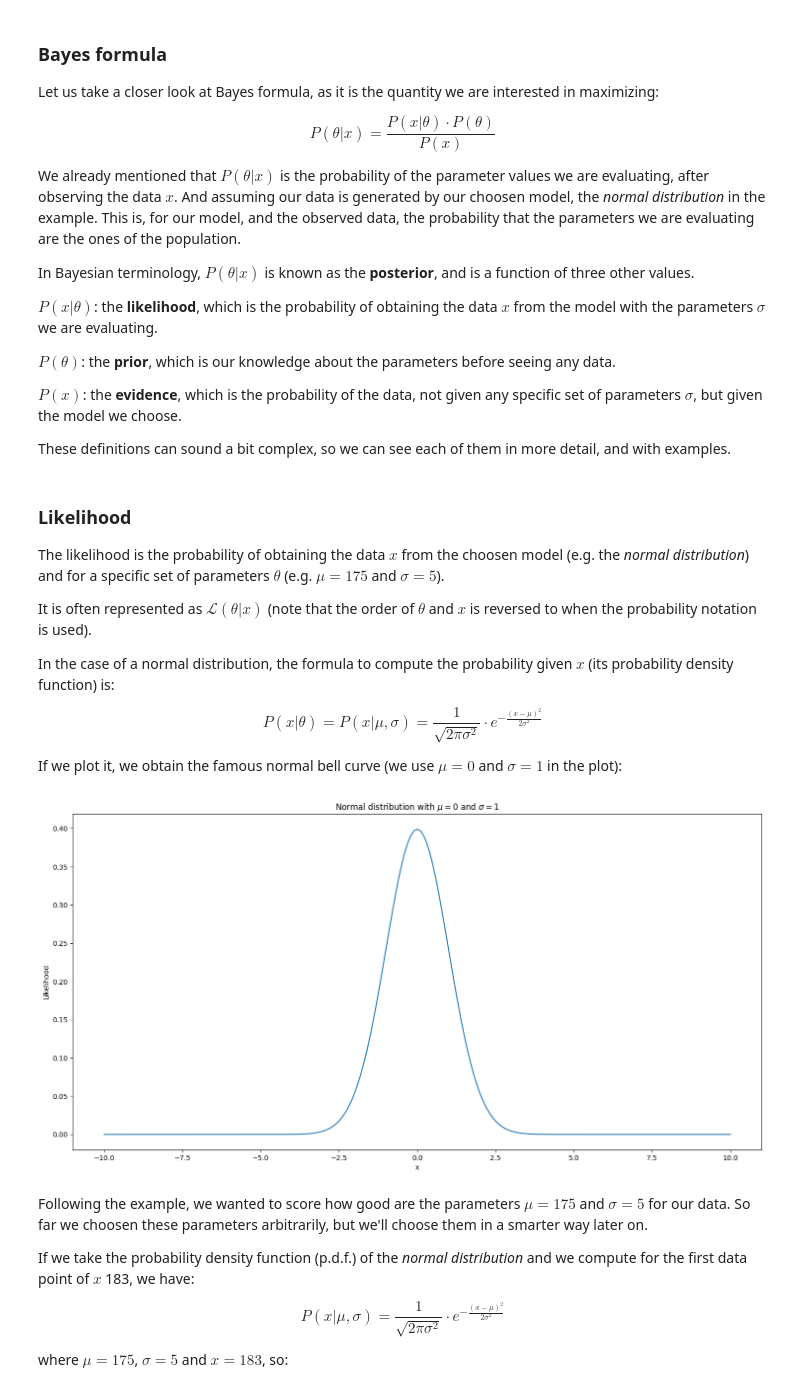
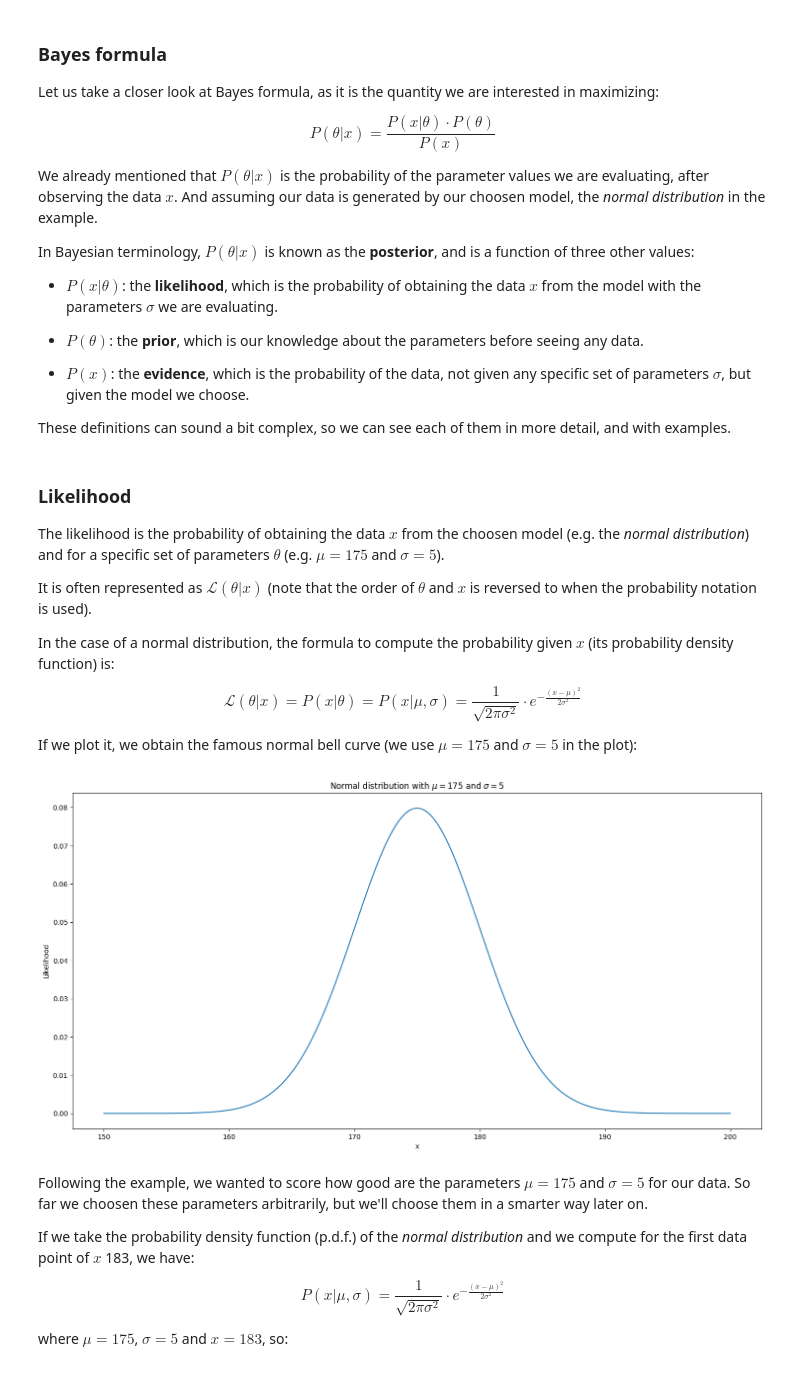
Before and after one commit to roumail/bayesian-tutorials, a Jupyter notebook: Bayesian inference tutorial.ipynb, the cells around one changed output. Cells and saved outputs as stored; diff of their text form; code cells hidden in the pictures.

Commit message:
Review of the Bayesian inference tutorial, the last part of grid search and MCMC still needs to be expanded and reviewed, the rest should be mostly ok.

```diff
--- a/Bayesian inference tutorial.ipynb
+++ b/Bayesian inference tutorial.ipynb
@@ -74,15 +85,15 @@ Let us take a closer look at Bayes formula, as it is the quantity we are interes
 
 $$P(\theta|x) = \frac{P(x|\theta) \cdot P(\theta)}{P(x)}$$
 
-We already mentioned that $P(\theta|x)$ is the probability of the parameter values we are evaluating, after observing the data $x$. And assuming our data is generated by our choosen model, the *normal distribution* in the example. This is, for our model, and the observed data, the probability that the parameters we are evaluating are the ones of the population.
+We already mentioned that $P(\theta|x)$ is the probability of the parameter values we are evaluating, after observing the data $x$. And assuming our data is generated by our choosen model, the *normal distribution* in the example.
 
-In Bayesian terminology, $P(\theta|x)$ is known as the **posterior**, and is a function of three other values.
+In Bayesian terminology, $P(\theta|x)$ is known as the **posterior**, and is a function of three other values:
 
-$P(x|\theta)$: the **likelihood**, which is the probability of obtaining the data $x$ from the model with the parameters $\sigma$ we are evaluating.
+* $P(x|\theta)$: the **likelihood**, which is the probability of obtaining the data $x$ from the model with the parameters $\sigma$ we are evaluating.
 
-$P(\theta)$: the **prior**, which is our knowledge about the parameters before seeing any data.
+* $P(\theta)$: the **prior**, which is our knowledge about the parameters before seeing any data.
 
-$P(x)$: the **evidence**, which is the probability of the data, not given any specific set of parameters $\sigma$, but given the model we choose.
+* $P(x)$: the **evidence**, which is the probability of the data, not given any specific set of parameters $\sigma$, but given the model we choose.
 
 These definitions can sound a bit complex, so we can see each of them in more detail, and with examples.
 # %% [markdown]
@@ -94,26 +105,26 @@ It is often represented as $\mathcal{L}(\theta|x)$ (note that the order of $\the
 
 In the case of a normal distribution, the formula to compute the probability given $x$ (its probability density function) is:
 
-$$P(x|\theta) = P(x| \mu, \sigma)  = \frac{1}{\sqrt{2 \pi \sigma^2}} \cdot e^{-\frac{(x - \mu)^2}{2 \sigma^2}}$$
+$$\mathcal{L}(\theta|x) = P(x|\theta) = P(x| \mu, \sigma)  = \frac{1}{\sqrt{2 \pi \sigma^2}} \cdot e^{-\frac{(x - \mu)^2}{2 \sigma^2}}$$
 
-If we plot it, we obtain the famous normal bell curve (we use $\mu=0$  and $\sigma=1$ in the plot):
+If we plot it, we obtain the famous normal bell curve (we use $\mu=175$  and $\sigma=5$ in the plot):
 # %%
 import numpy
 import scipy.stats
 from matplotlib import pyplot
 
-mu = 0.
-sigma = 1.
+mu = 175.
+sigma = 5.
 
-x = numpy.linspace(-10., 10., 201)
+x = numpy.linspace(150., 200., 501)
 likelihood = scipy.stats.norm.pdf(x, mu, sigma)
 
 pyplot.plot(x, likelihood)
 pyplot.xlabel('x')
 pyplot.ylabel('Likelihood')
-pyplot.title('Normal distribution with $\mu=0$ and $\sigma=1$');
+pyplot.title('Normal distribution with $\mu=175$ and $\sigma=5$');
 # %% [output]
-[figure, old version]
+[figure, new version]
 # %% [markdown]
 Following the example, we wanted to score how good are the parameters $\mu=175$ and $\sigma=5$ for our data. So far we choosen these parameters arbitrarily, but we'll choose them in a smarter way later on.
 
```
Also changed, not shown: parts of 26 cells of this notebook.
